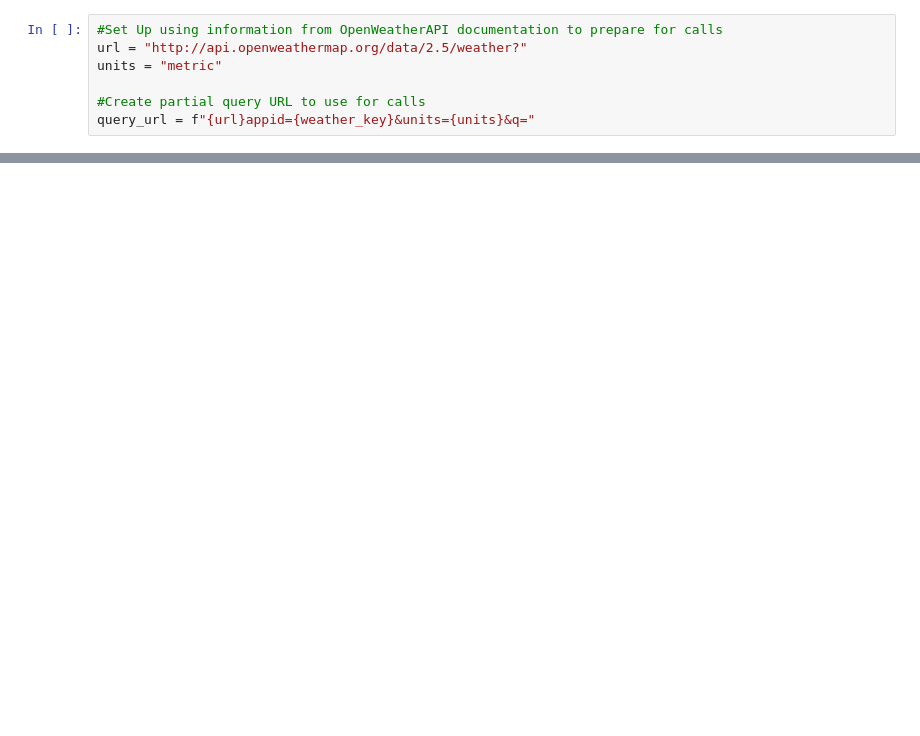
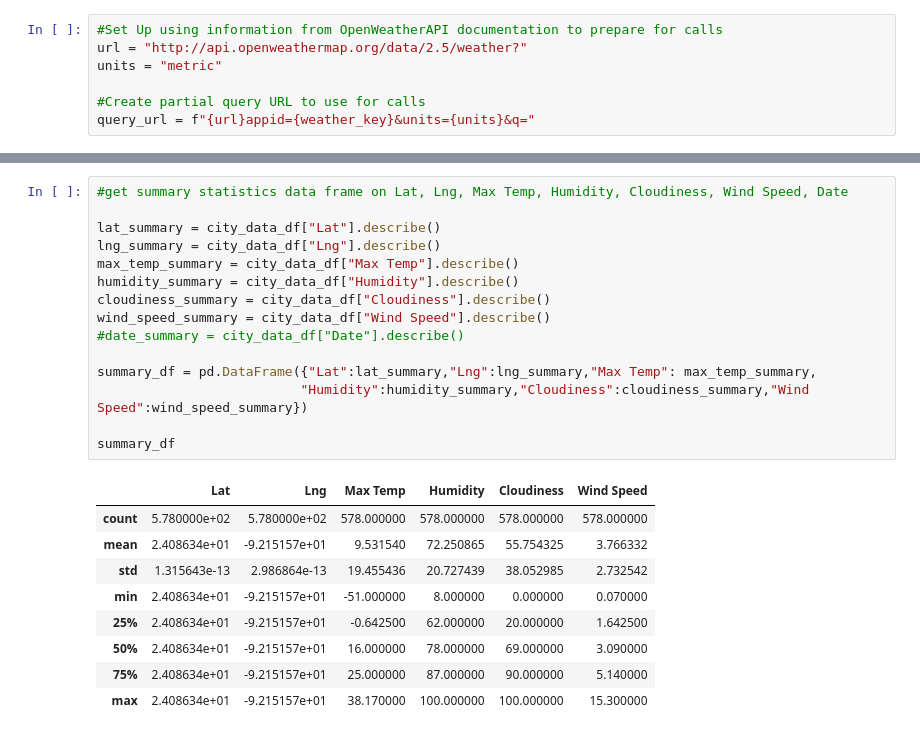
Before and after one commit to erinmann12/python-api-challenge, a Jupyter notebook: WeatherPy/WeatherPy.ipynb, the cells around one changed output, grey strips where cells are left out. Cells and saved outputs as stored; diff of their text form; blank space fills up the shorter version.

```diff
--- a/WeatherPy/WeatherPy.ipynb
+++ b/WeatherPy/WeatherPy.ipynb
@@ -95,0 +145,25 @@ ValueError: too many values to unpack (expected 2)
+# %%
+#get summary statistics data frame on Lat, Lng, Max Temp, Humidity, Cloudiness, Wind Speed, Date
+
+lat_summary = city_data_df["Lat"].describe()
+lng_summary = city_data_df["Lng"].describe()
+max_temp_summary = city_data_df["Max Temp"].describe()
+humidity_summary = city_data_df["Humidity"].describe()
+cloudiness_summary = city_data_df["Cloudiness"].describe()
+wind_speed_summary = city_data_df["Wind Speed"].describe()
+#date_summary = city_data_df["Date"].describe()
+
+summary_df = pd.DataFrame({"Lat":lat_summary,"Lng":lng_summary,"Max Temp": max_temp_summary,
+                          "Humidity":humidity_summary,"Cloudiness":cloudiness_summary,"Wind Speed":wind_speed_summary})
+
+summary_df
+# %% [output]
+|  | Lat | Lng | Max Temp | Humidity | Cloudiness | Wind Speed |
+| count | 5.780000e+02 | 5.780000e+02 | 578.000000 | 578.000000 | 578.000000 | 578.000000 |
+| mean | 2.408634e+01 | -9.215157e+01 | 9.531540 | 72.250865 | 55.754325 | 3.766332 |
+| std | 1.315643e-13 | 2.986864e-13 | 19.455436 | 20.727439 | 38.052985 | 2.732542 |
+| min | 2.408634e+01 | -9.215157e+01 | -51.000000 | 8.000000 | 0.000000 | 0.070000 |
+| 25% | 2.408634e+01 | -9.215157e+01 | -0.642500 | 62.000000 | 20.000000 | 1.642500 |
+| 50% | 2.408634e+01 | -9.215157e+01 | 16.000000 | 78.000000 | 69.000000 | 3.090000 |
+| 75% | 2.408634e+01 | -9.215157e+01 | 25.000000 | 87.000000 | 90.000000 | 5.140000 |
+| max | 2.408634e+01 | -9.215157e+01 | 38.170000 | 100.000000 | 100.000000 | 15.300000 |
```
Also changed, not shown: parts of 5 cells of this notebook, 1 other file.
